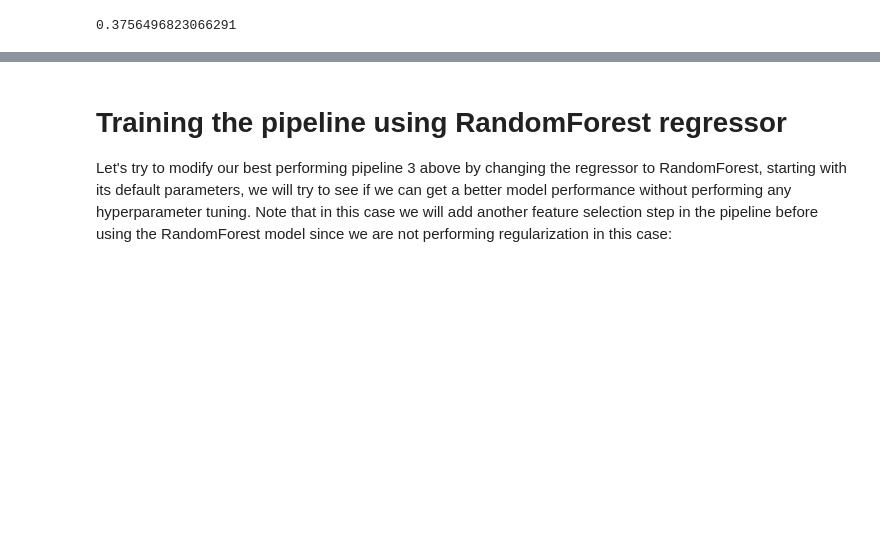
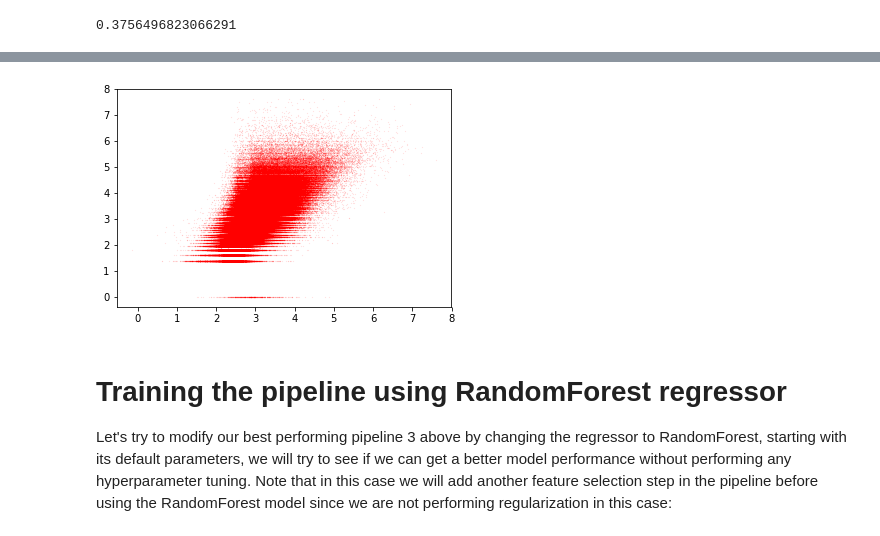
Before and after one commit to ayguno/Kaggle-Mercari-Price-Suggestion-Challenge, a Jupyter notebook: Kaggle Mercari Price Suggestion Challenge IPython Kernel.ipynb, the cells around one changed output, grey strips where cells are left out. Drawn from its saved outputs; the diff is of its cells as text; code cells hidden in the pictures; blank space fills up the shorter version.

Commit message:
Evaluating the RandomSearchCV results

```diff
--- a/Kaggle Mercari Price Suggestion Challenge IPython Kernel.ipynb
+++ b/Kaggle Mercari Price Suggestion Challenge IPython Kernel.ipynb
@@ -1687,3 +1688,9 @@ See the caveats in the documentation: http://pandas.pydata.org/pandas-docs/stabl
+# %%
+import matplotlib.pyplot as plt
+plt.scatter(x = y_pred_pl3_randomized, y = y_train, c = "r", s = 0.02,alpha = 0.3)
+plt.show()
+# %% [output]
+[figure, added]
 # %% [markdown]
 # Training the pipeline using RandomForest regressor
 
```
Also changed, not shown: parts of 1 cell of this notebook.
